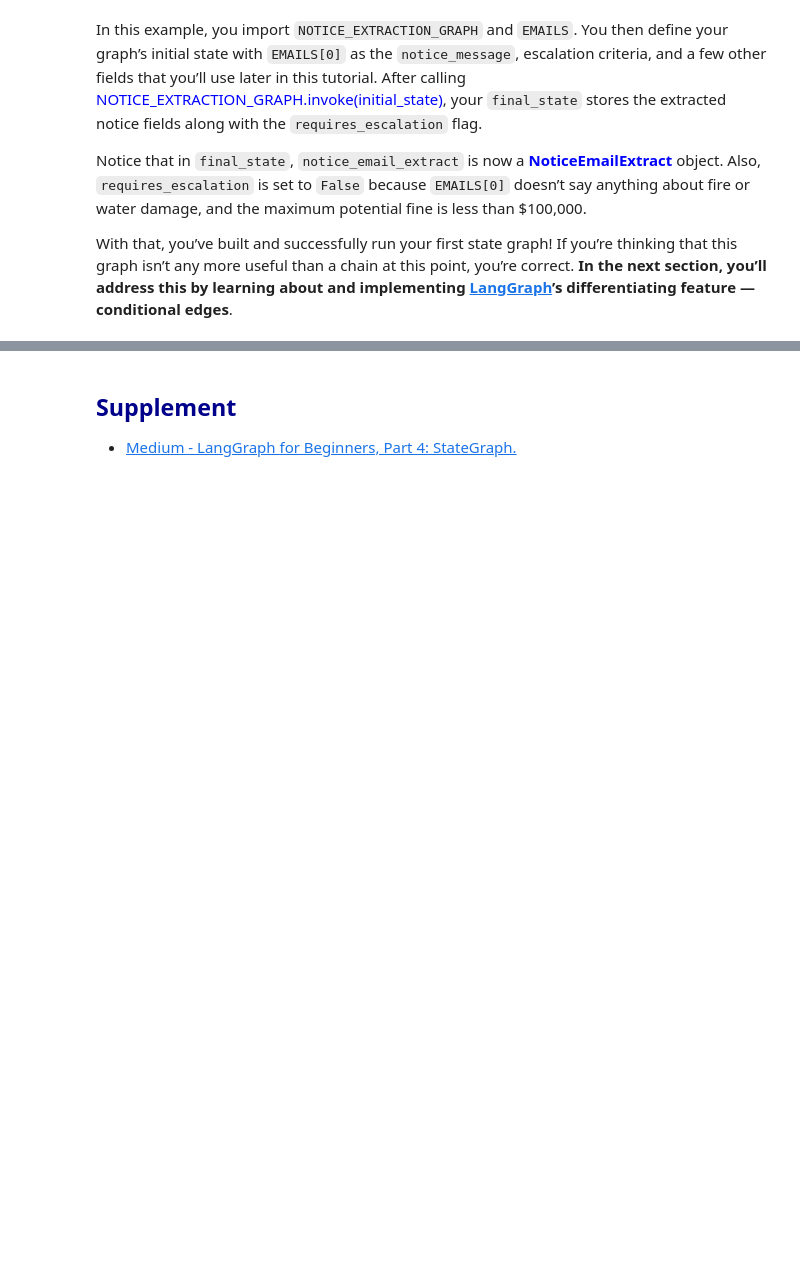
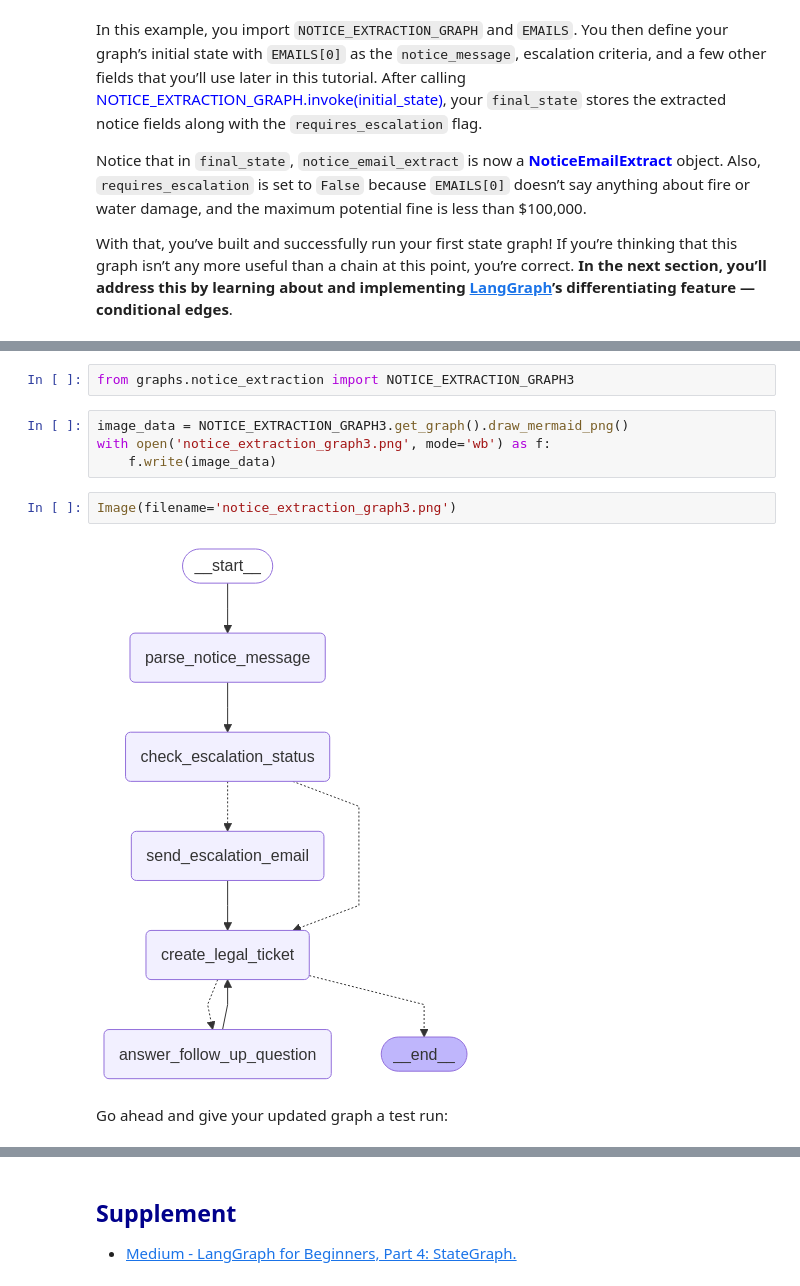
Before and after one commit to johnklee/ml_articles, a Jupyter notebook: realpython/LangGraph_guild_stateful_ai_agents_in_python/notebook.ipynb, the cells around one changed output, grey strips where cells are left out. Saved outputs shown, nothing was run; the diff lists cells and outputs as text; blank space fills up the shorter version.

```diff
--- a/realpython/LangGraph_guild_stateful_ai_agents_in_python/notebook.ipynb
+++ b/realpython/LangGraph_guild_stateful_ai_agents_in_python/notebook.ipynb
@@ -591,0 +878,12 @@ With that, you’ve built and successfully run your first state graph! If you’
+# %%
+from graphs.notice_extraction import NOTICE_EXTRACTION_GRAPH3
+# %%
+image_data = NOTICE_EXTRACTION_GRAPH3.get_graph().draw_mermaid_png()
+with open('notice_extraction_graph3.png', mode='wb') as f:
+    f.write(image_data)
+# %%
+Image(filename='notice_extraction_graph3.png')
+# %% [output]
+[figure, added]
+# %% [markdown]
+Go ahead and give your updated graph a test run:
```
Also changed, not shown: parts of 60 cells of this notebook, 5 other files.
